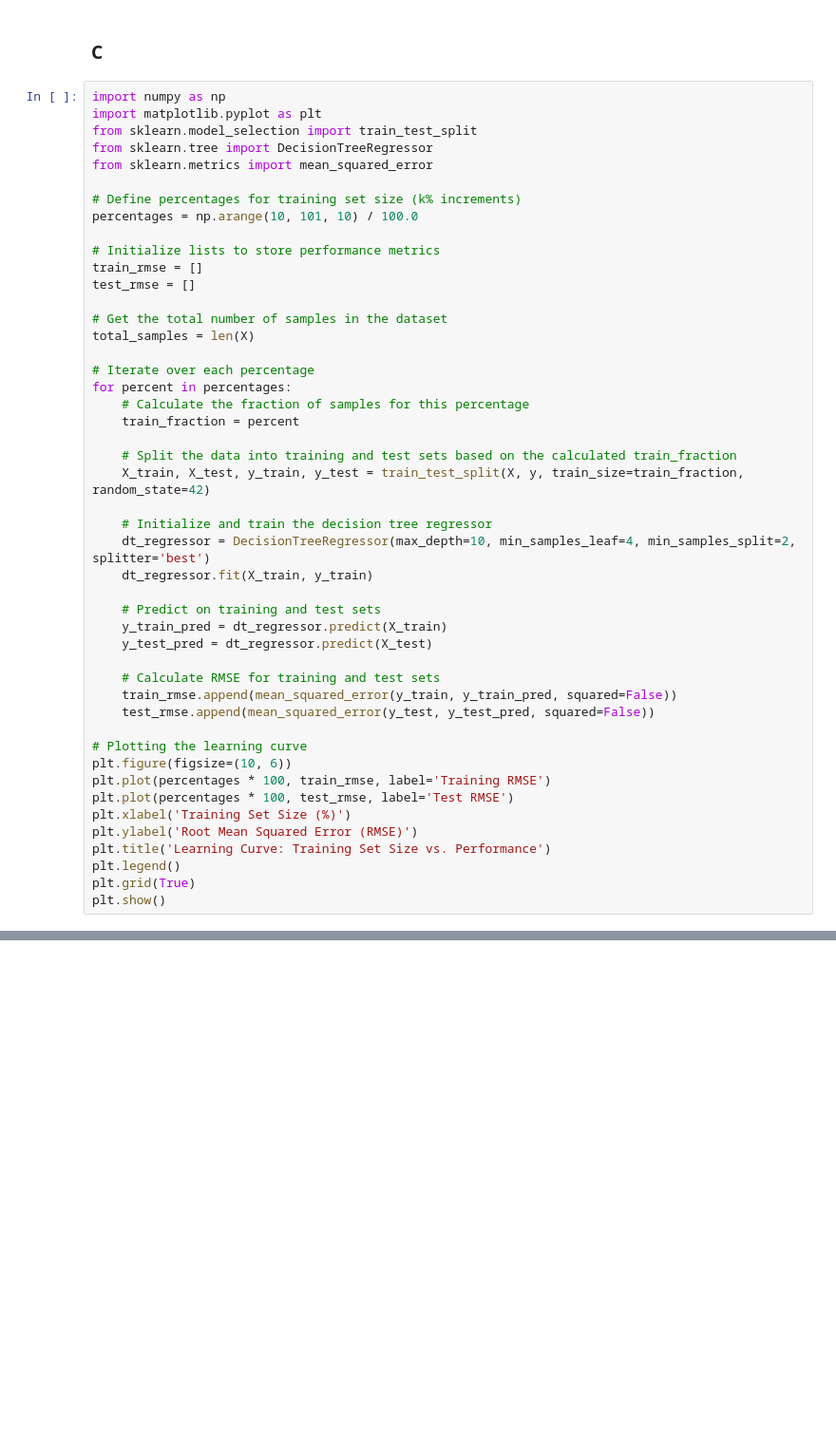
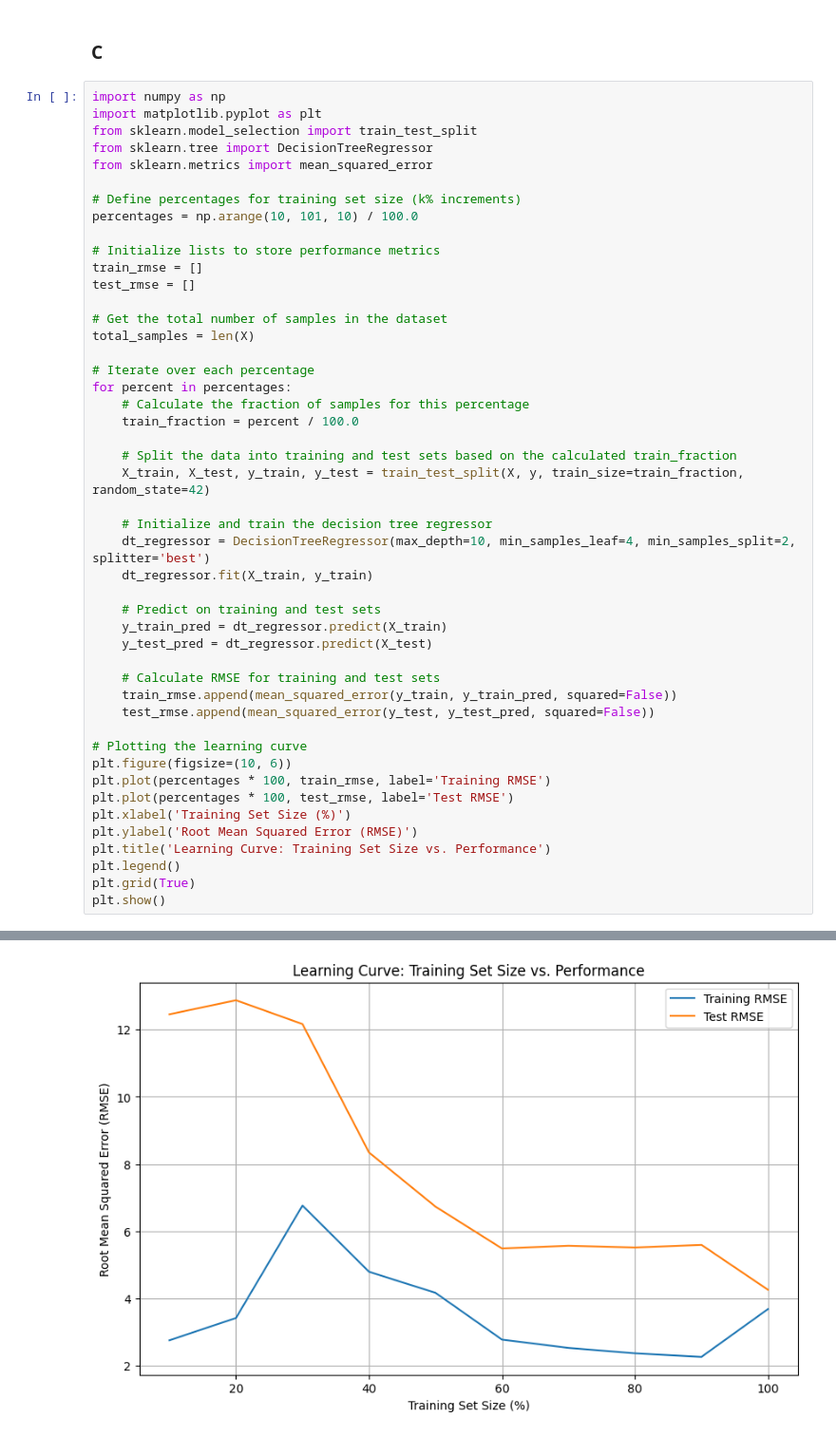
Before and after one commit to callnoah2/Data_Assn7, a Jupyter notebook: Code/Assignment7.ipynb, the cells around one changed output, grey strips where cells are left out. Shown at 95% size. Cells and saved outputs as stored; diff of their text form; blank space fills up the shorter version.

```diff
--- a/Code/Assignment7.ipynb
+++ b/Code/Assignment7.ipynb
@@ -313,7 +313,7 @@ total_samples = len(X)
 # Iterate over each percentage
 for percent in percentages:
     # Calculate the fraction of samples for this percentage
-    train_fraction = percent
+    train_fraction = percent / 100.0
 
     # Split the data into training and test sets based on the calculated train_fraction
     X_train, X_test, y_train, y_test = train_test_split(X, y, train_size=train_fraction, random_state=42)
@@ -344,0 +344 @@ InvalidParameterError: The 'train_size' parameter of train_test_split must be a
+[figure, added]
```
Also changed, not shown: parts of 1 cell of this notebook.
